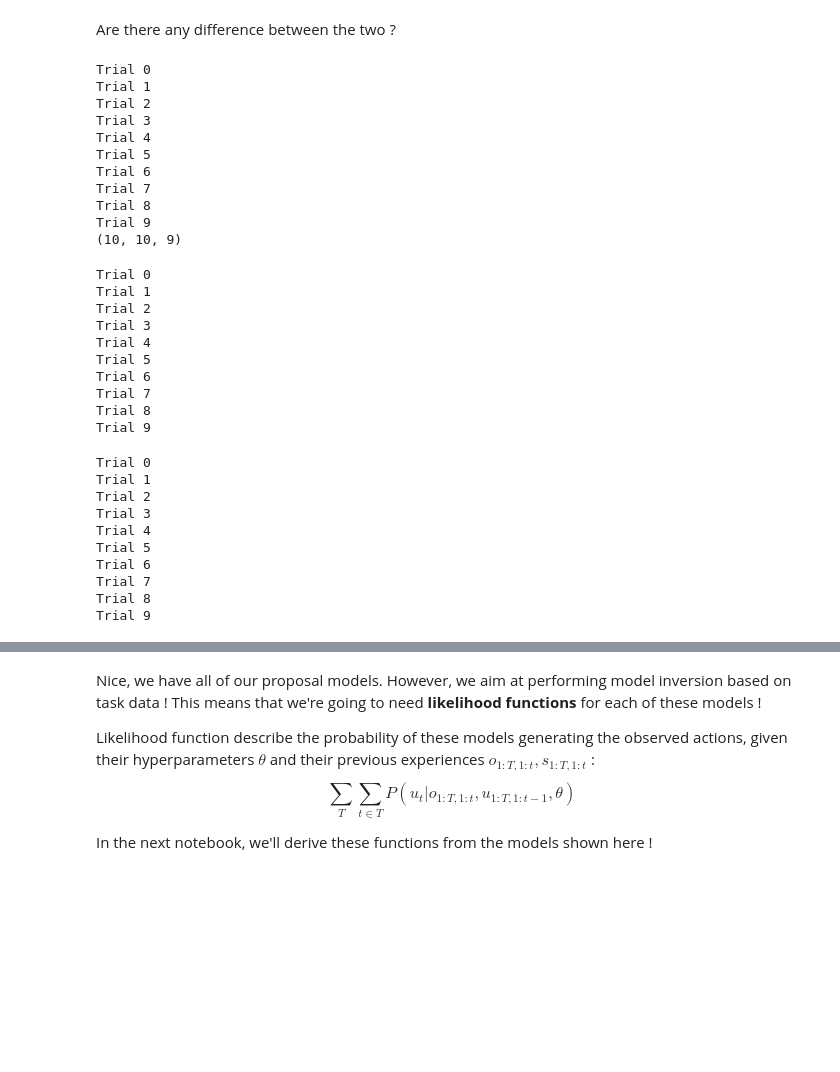
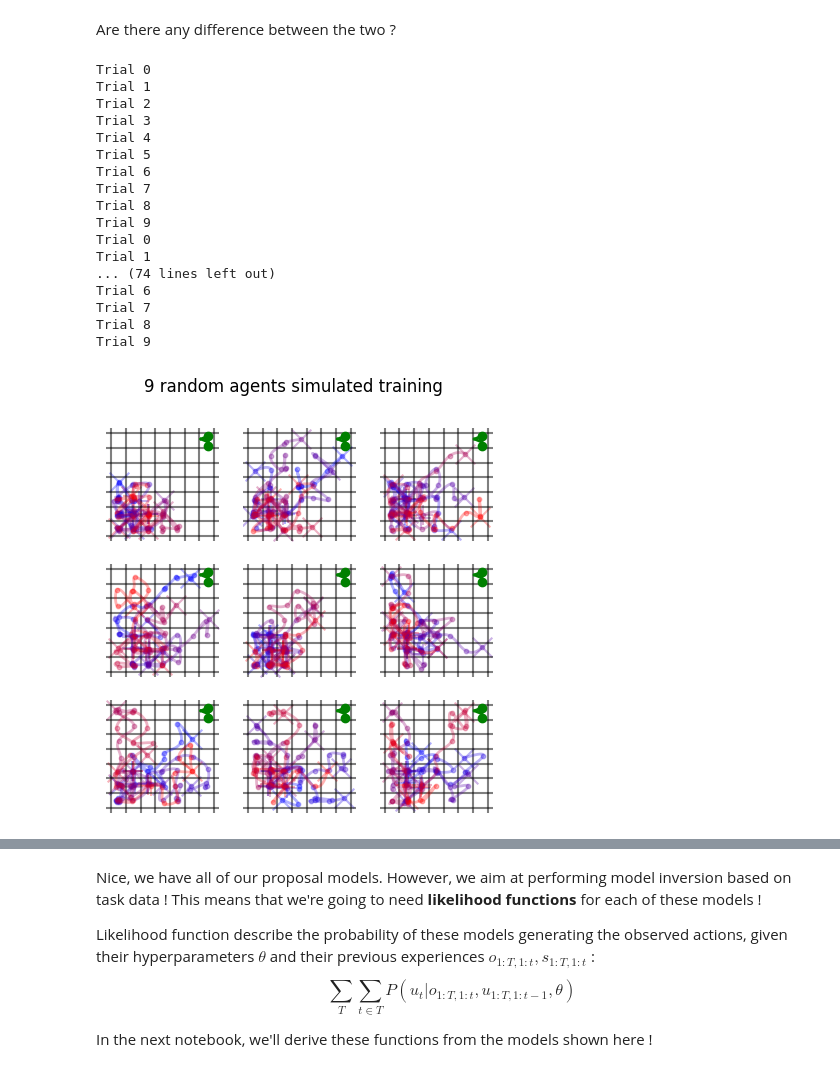
Before and after one commit to Erresthor/Behavioural_analog_to_BCI_training, a Jupyter notebook: computational_modeling_103_proposal_models.ipynb, the cells around one changed output, grey strips where cells are left out. Saved outputs shown, nothing was run; the diff lists cells and outputs as text; code cells hidden in the pictures; blank space fills up the shorter version.

```diff
--- a/computational_modeling_103_proposal_models.ipynb
+++ b/computational_modeling_103_proposal_models.ipynb
@@ -73,11 +45,11 @@ env = TrainingEnvironment(rngkey,a,b,c,d,e,u,T)
 
 for k in range(10):
     print("----Trial {}----".format(k))
-    o,r,end_trial,t = env.reinit_trial()
+    o,r,end_trial,t,gt_state = env.reinit_trial()
     print(t,o,r)
     while not(end_trial) :
         action = jax.nn.one_hot(1,9)
-        o,r,end_trial,t = env.step(action)
+        o,r,end_trial,t,gt_state = env.step(action)
         print(t,o,r)
     print("----")
 # %% [output]
@@ -129,59 +101,37 @@ Are there any difference between the two ?
 # %%
 from agents import random_agent
 
-# In : an agent based on some hyperparameters :
-SEED = 100
 NTRIALS = 10
-random_agent_hyperparameters = None
-random_agent_constants = (9,)
+fig,axs = plt.subplots(3,3,sharex=True,sharey=True,figsize= (5,5))
+fig.suptitle("9 random agents simulated training")
 
-params_final,training_hist = run_loop(env,random_agent(random_agent_hyperparameters,random_agent_constants),SEED,NTRIALS)
-print(jnp.array(training_hist["actions"]).shape)
+for ax in axs.reshape(-1):
+    # In : an agent based on some hyperparameters :
+    SEED = np.random.randint(1000)
+
+    random_agent_hyperparameters = None
+    random_agent_constants = (9,)
+    params_final,training_hist = run_loop(env,random_agent(random_agent_hyperparameters,random_agent_constants),SEED,NTRIALS)
+
+    simulated_states = np.array(training_hist["env_states"])
+
+    plot_training(ax,simulated_states,GRID_SIZE,END_COORD,line_width=2,alpha=0.3)
 # %% [output]
 Trial 0
 Trial 1
 Trial 2
 Trial 3
 Trial 4
 Trial 5
 Trial 6
 Trial 7
 Trial 8
 Trial 9
-(10, 10, 9)
+Trial 0
+Trial 1
+... (74 lines left out)
+Trial 6
+Trial 7
+Trial 8
+Trial 9
+[figure, added]
-# %%
-from agents import choice_kernel_agent
-
-ck_agent_hyperparameters = (0.5,1.0)
-ck_agent_constants = (9,)
-
-params_final,training_hist = run_loop(env,choice_kernel_agent(ck_agent_hyperparameters,ck_agent_constants),SEED,NTRIALS)
-# %% [output]
-Trial 0
-Trial 1
-Trial 2
-Trial 3
-Trial 4
-Trial 5
-Trial 6
-Trial 7
-Trial 8
-Trial 9
-# %%
-from agents import rescorla_wagner_agent
-
-rw_agent_hyperparameters = (0.5,1.0)
-rw_agent_constants = (9,)
-
-params_final,training_hist = run_loop(env,rescorla_wagner_agent(rw_agent_hyperparameters,rw_agent_constants),SEED,NTRIALS)
-# %% [output]
-Trial 0
-Trial 1
-Trial 2
-Trial 3
-Trial 4
-Trial 5
-Trial 6
-Trial 7
-Trial 8
-Trial 9
```
Also changed, not shown: parts of 11 cells of this notebook, 19 other files.
